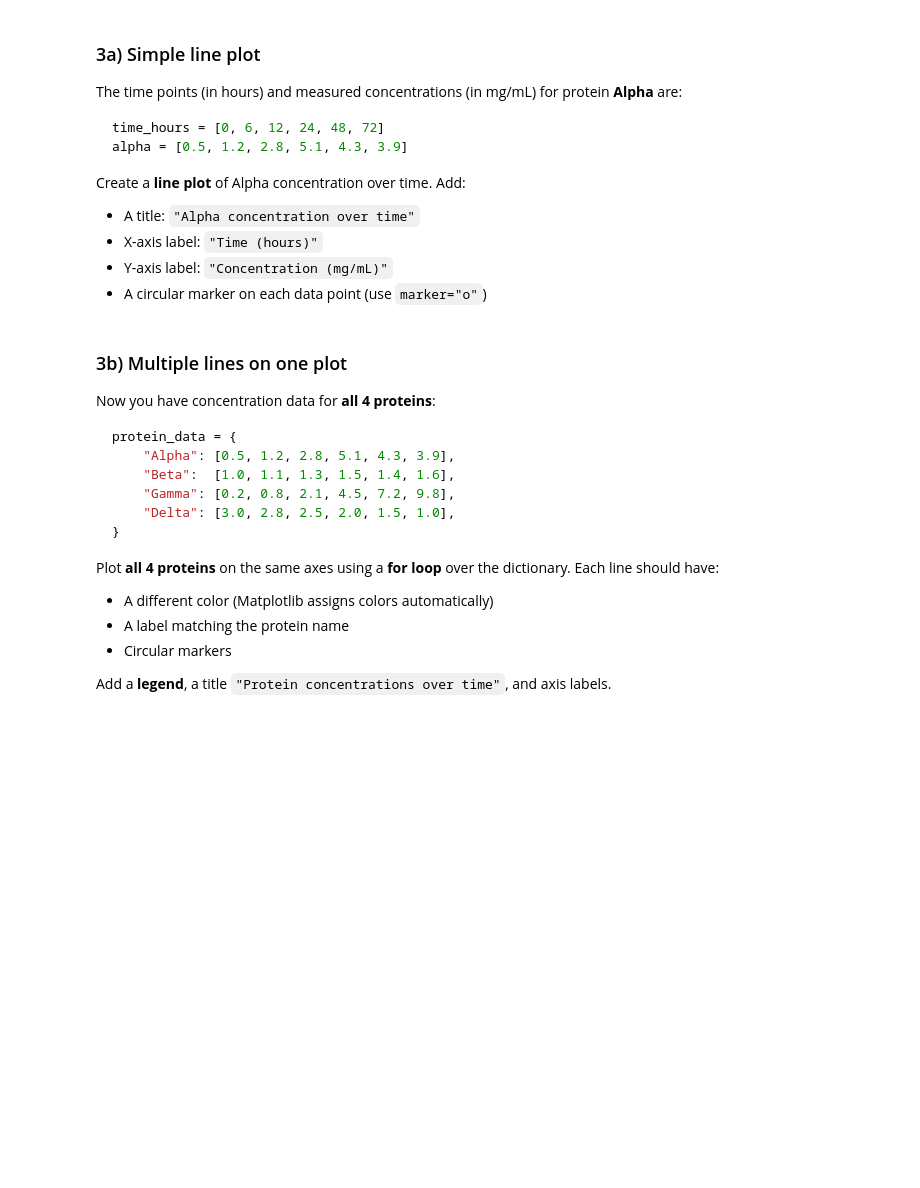
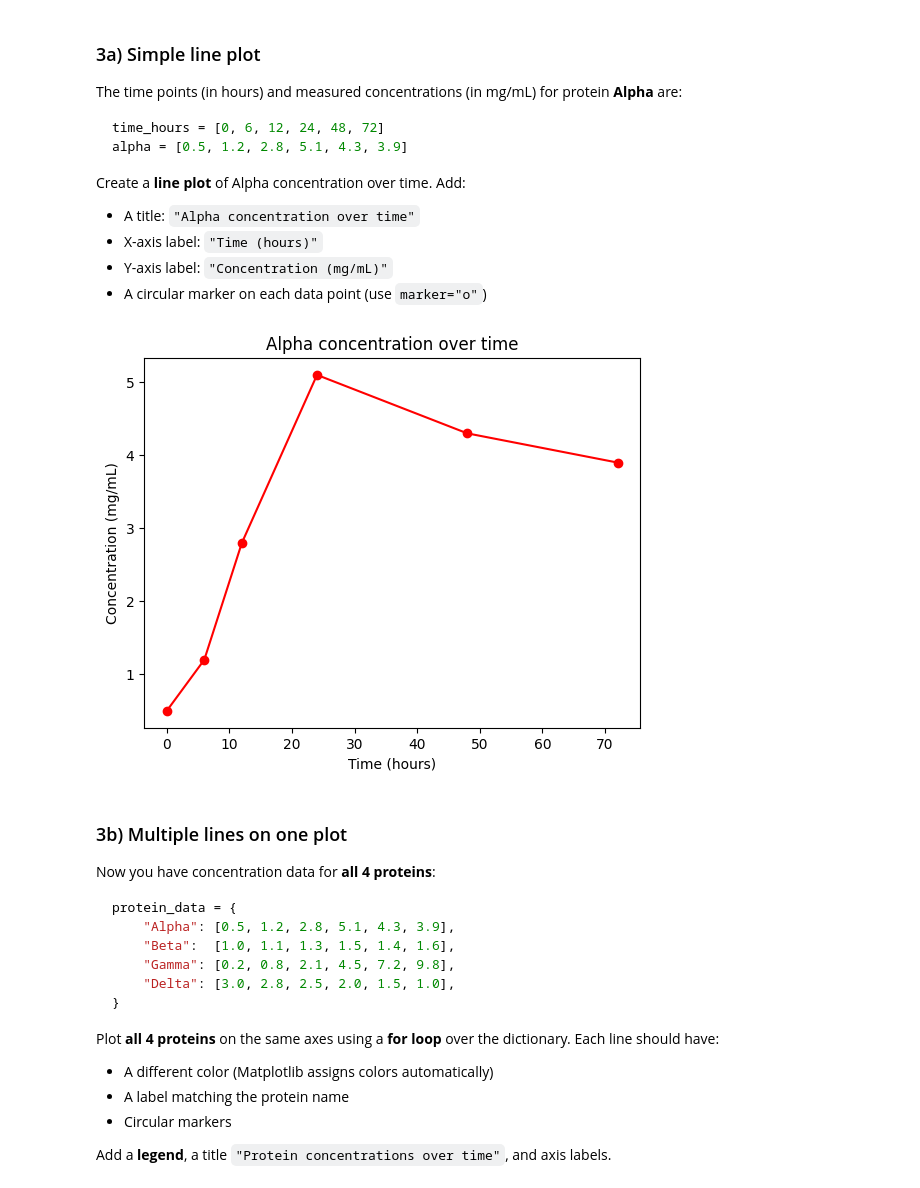
Before and after one commit to caroccialberto/Python2026, a Jupyter notebook: exam/exam_python_2026_Carocci.ipynb, the cells around one changed output. Cells and saved outputs as stored; diff of their text form; code cells hidden in the pictures; blank space fills up the shorter version.

```diff
--- a/exam/exam_python_2026_Carocci.ipynb
+++ b/exam/exam_python_2026_Carocci.ipynb
@@ -294,9 +332,15 @@ Create a **line plot** of Alpha concentration over time. Add:
 # %%
 time_hours = [0, 6, 12, 24, 48, 72]
 alpha = [0.5, 1.2, 2.8, 5.1, 4.3, 3.9]
 
-
 # YOUR CODE HERE
+plt.plot(time_hours, alpha, marker="o", color = "red")
+plt.title("Alpha concentration over time")
+plt.xlabel("Time (hours)")
+plt.ylabel("Concentration (mg/mL)")
+plt.show()
+# %% [output]
+[figure, added]
 # %% [markdown]
 ### 3b) Multiple lines on one plot
 
```
Also changed, not shown: parts of 6 cells of this notebook.
